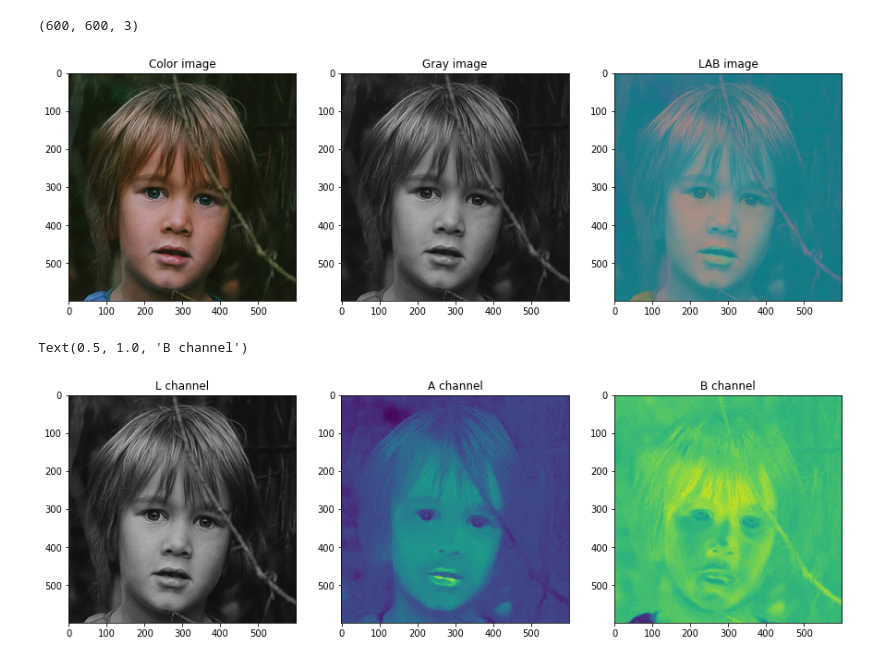
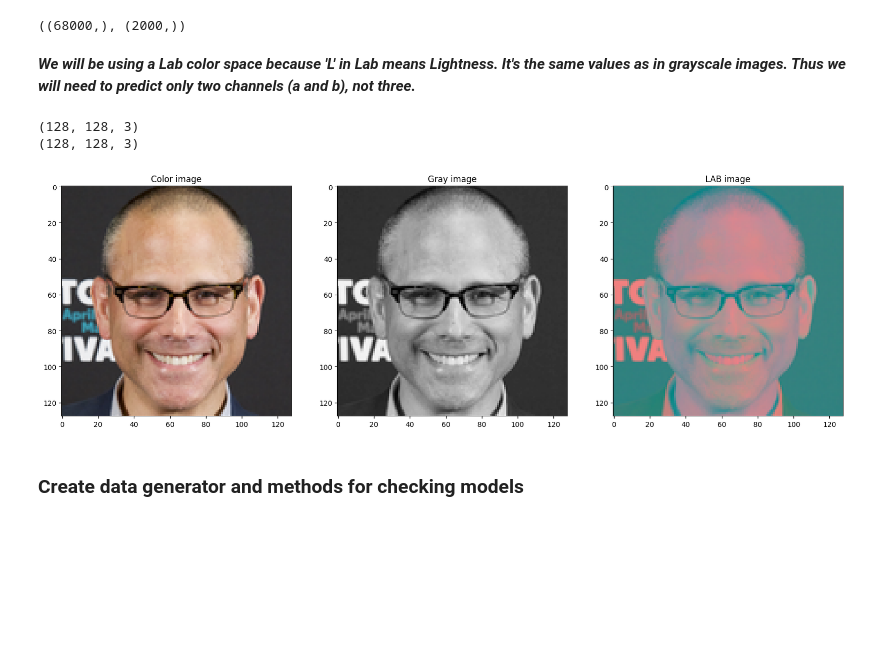
Before and after one commit to pulsatil1/b-w_photos_colorizer, a Jupyter notebook: colorizer.ipynb, the cells around one changed output. Saved outputs shown, nothing was run; the diff lists cells and outputs as text; code cells hidden in the pictures; blank space fills up the shorter version.

```diff
--- a/colorizer.ipynb
+++ b/colorizer.ipynb
@@ -32,0 +41,4 @@ tf.test.gpu_device_name()
+# %%
+input_size = 128
+batch_size = 16
+img_size = (input_size, input_size)
@@ -35,7 +51,0 @@ tf.test.gpu_device_name()
-# %%
-directory = "/content/drive/MyDrive/projects"
-input_dir = os.path.join(directory, "training_real_faces")
-input_img_paths = [f for f in os.listdir(input_dir) if f.endswith(".jpg")]
-input_img_paths = sorted([os.path.join(input_dir, fname) for fname in input_img_paths])
-
-print("Number of samples:", len(input_img_paths))
@@ -45,0 +52,7 @@ Number of samples: 1081
+# %%
+# Enumerates image files from given root folder
+def image_file_iterator(root):
+    for subdir, dirs, files in os.walk(root):
+        for file in files:
+            if (file.endswith('.png')):
+                yield os.path.join(subdir, file)
@@ -46,29 +103,41 @@ Number of samples: 1081
+# %%
+dataset = 'colorizer'
+
+if dataset == 'pexel':
+    input_img_paths = GetPexelPhotos()
+    split_test = 0.1
+    train_files_list = input_img_paths[:-round(len(input_img_paths)*split_test)]
+    test_files_list = input_img_paths[-round(len(input_img_paths)*split_test):]
+else:
+    directory = "../datasets/Colorizer_dataset/"
+    train_dir = os.path.join(directory, "train")
+    test_dir = os.path.join(directory, "test")
+    train_files_list = list(image_file_iterator(train_dir))
+    test_files_list = list(image_file_iterator(test_dir))
+# %%
+np.shape(train_files_list), np.shape(test_files_list)
+# %% [output]
+((68000,), (2000,))
+# %% [markdown]
+***We will be using a Lab color space because 'L' in Lab means Lightness. It's the same values as in grayscale images. Thus we will need to predict only two channels (a and b), not three.***
 # %%
-samples = len(input_img_paths)
-idx = 29
+idx = np.random.randint(0, len(train_files_list))
 
-img = cv2.cvtColor(cv2.imread(input_img_paths[idx]), cv2.COLOR_BGR2RGB)
+img = cv2.imread(train_files_list[idx])
+img = cv2.cvtColor(img, cv2.COLOR_BGR2RGB)
 img_lab = cv2.cvtColor(img, cv2.COLOR_RGB2Lab)
 grey = cv2.cvtColor(img, cv2.COLOR_RGB2GRAY)
+print(np.shape(img))
 
 plt.subplot(131), plt.imshow(img)
 plt.title("Color image")
 plt.subplot(132), plt.imshow(grey, cmap='gray')
 plt.title("Gray image")
 plt.subplot(133), plt.imshow(img_lab)
 plt.title("LAB image")
 
 print(img.shape)
 # %% [output]
-(600, 600, 3)
+(128, 128, 3)
+(128, 128, 3)
-[figure, old version]
+[figure, new version]
-# %%
-plt.subplot(131), plt.imshow(img_lab[:,:,0], cmap='gray')
-plt.title("L channel")
-plt.subplot(132), plt.imshow(img_lab[:,:,1])
-plt.title("A channel")
-plt.subplot(133), plt.imshow(img_lab[:,:,2])
-plt.title("B channel")
-# %% [output]
-Text(0.5, 1.0, 'B channel')
-[figure, removed]
@@ -107,0 +144,2 @@ def GenerateInputs(X,y):
+# %% [markdown]
+### Create data generator and methods for checking models
```
Also changed, not shown: parts of 39 cells of this notebook.
